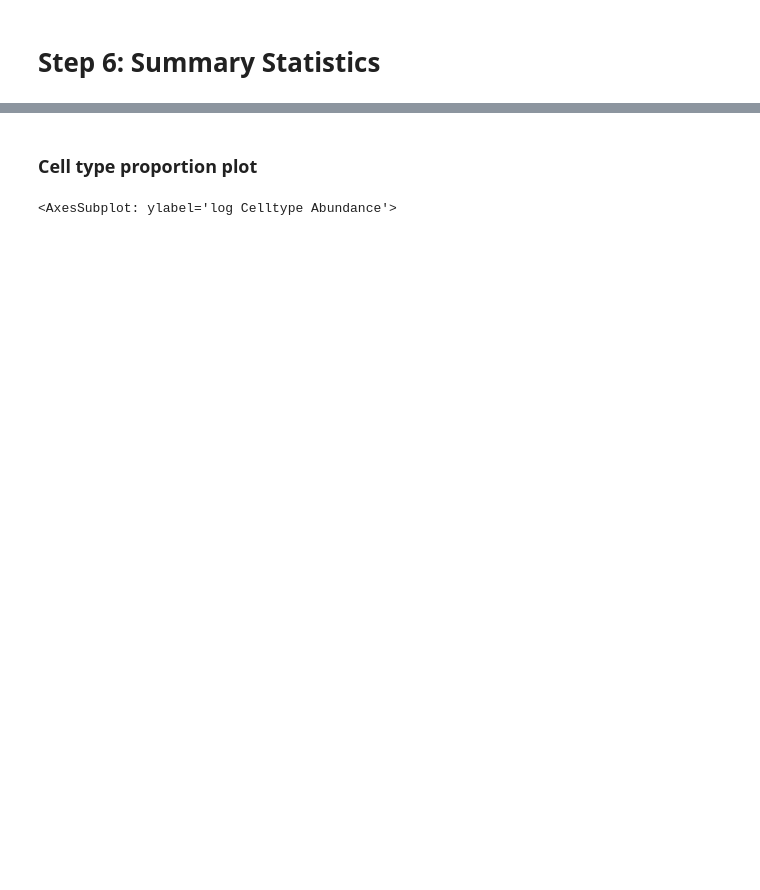
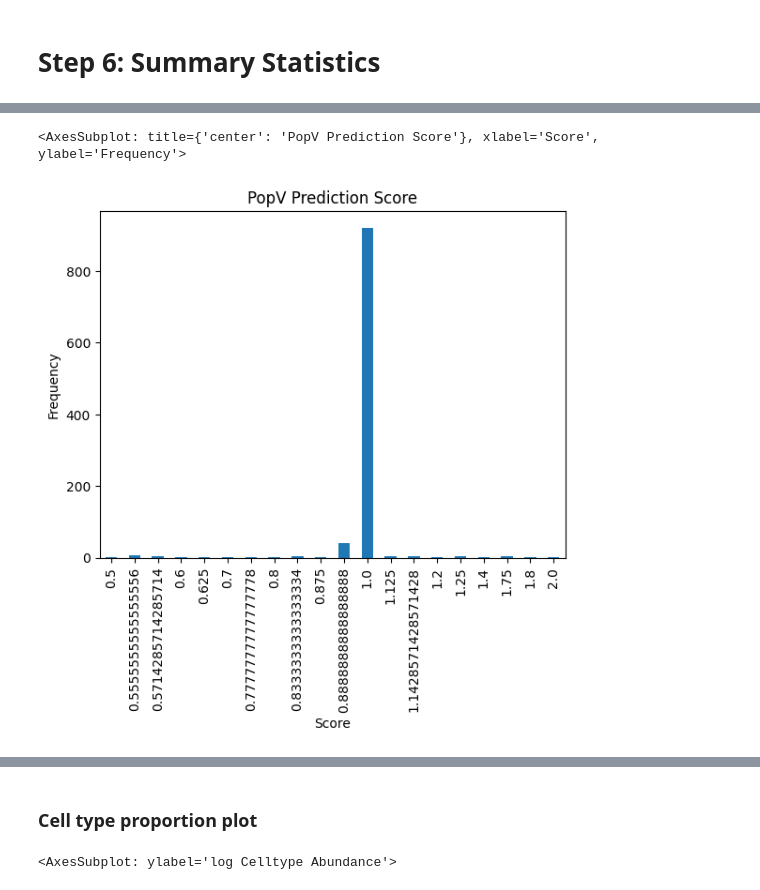
Before and after one commit to YosefLab/popV, a Jupyter notebook: tutorial.ipynb, the cells around one changed output, grey strips where cells are left out. Saved outputs shown, nothing was run; the diff lists cells and outputs as text; code cells hidden in the pictures; blank space fills up the shorter version.

```diff
--- a/tutorial.ipynb
+++ b/tutorial.ipynb
@@ -370,4 +381,4 @@ AnnData object with n_obs × n_vars = 75071 × 4000
     layers: 'scvi_counts', 'scaled_counts'
     obsp: 'distances', 'connectivities'
 # %%
-adata.obs['subsampled_labels'].value_counts()
+adata.obs['popv_prediction_onclass_relative_depth'] = adata.obs['popv_prediction_onclass_relative_depth']/adata.obs['popv_prediction_depth']
@@ -377,3 +402,8 @@ Name: subsampled_labels, dtype: int64
+# %%
+popv.visualization.prediction_score_bar_plot(adata, popv_prediction_score="popv_prediction_onclass_relative_depth")
+# %% [output]
+<AxesSubplot: title={'center': 'PopV Prediction Score'}, xlabel='Score', ylabel='Frequency'>
+[figure, added]
 # %%
 popv.visualization.prediction_score_bar_plot(adata, popv_prediction_score="popv_prediction_score")
 # %% [output]
```
Also changed, not shown: parts of 19 cells of this notebook, 2 other files.
